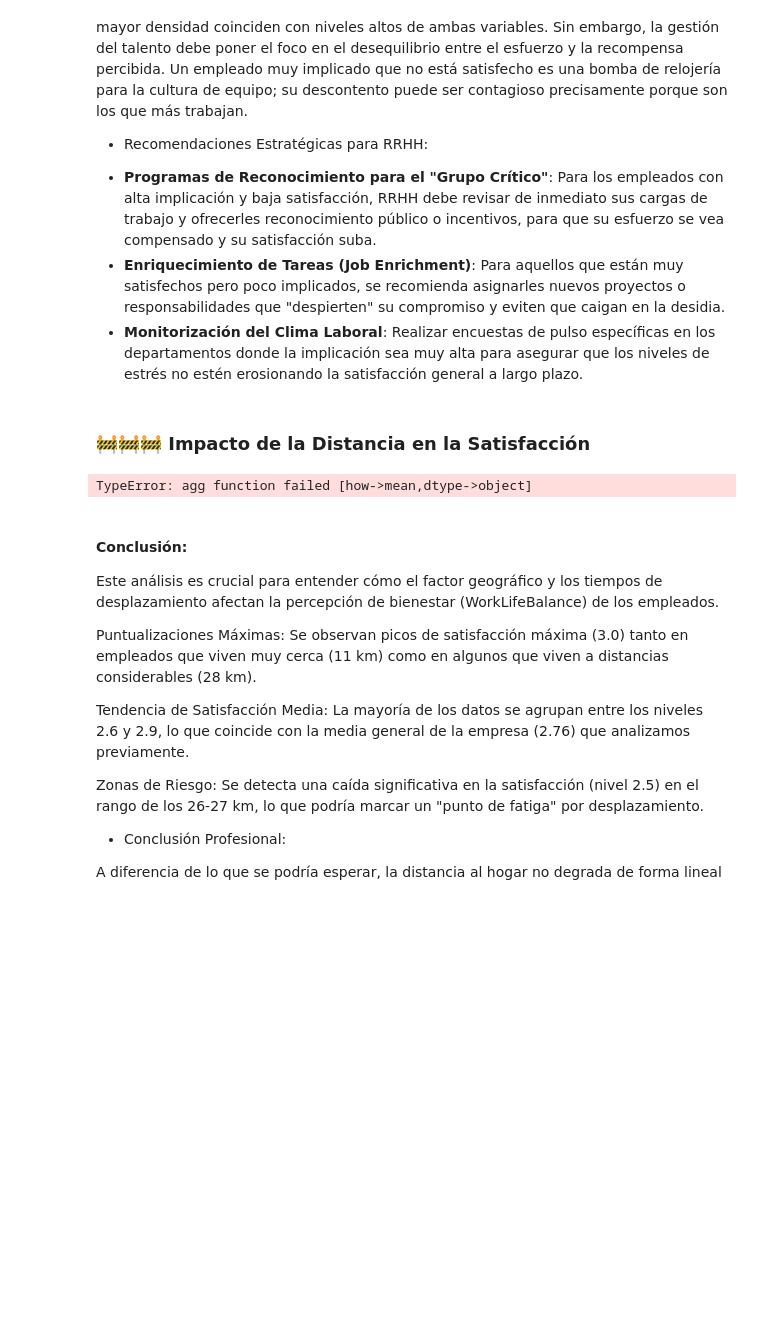
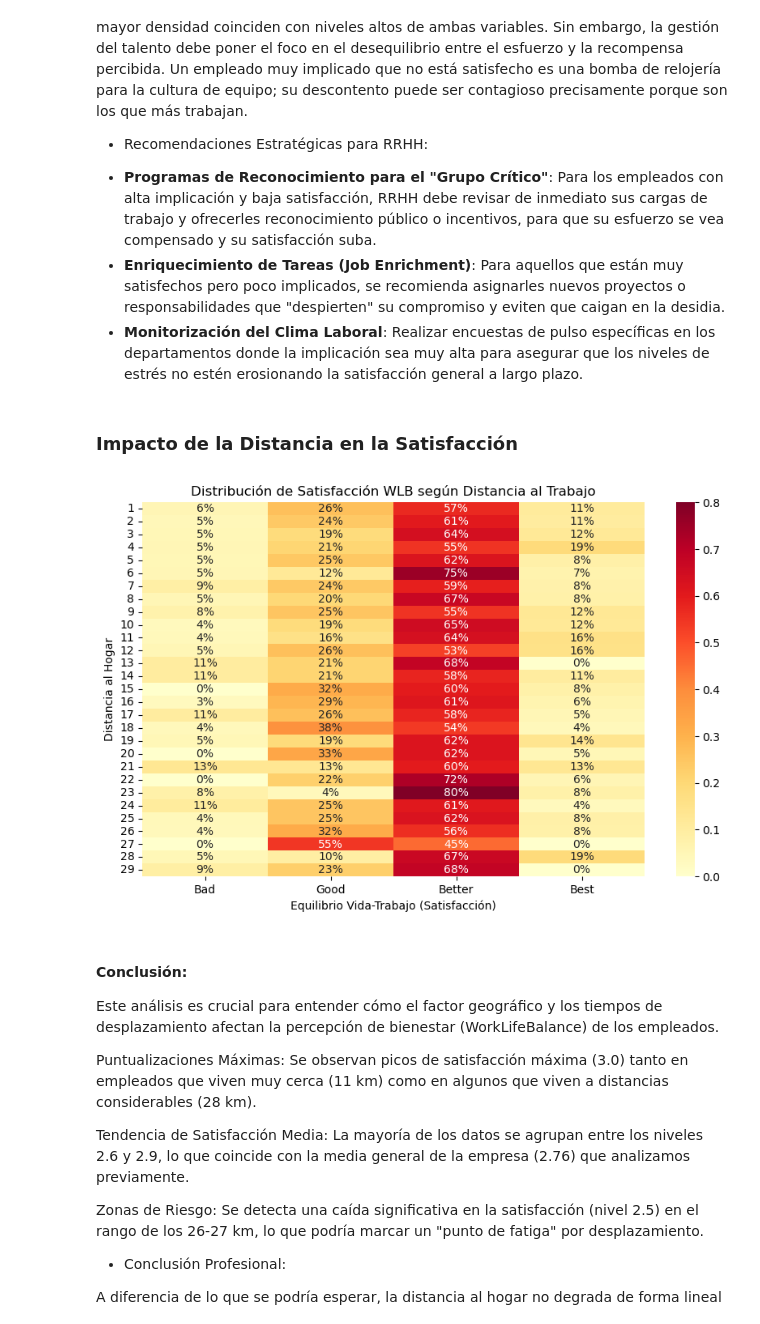
Before and after one commit to PatriciaAnaya/project-da-promo-59-modulo-3-team-3, a Jupyter notebook: optimizacion-de-talento-final.ipynb, the cells around one changed output. Drawn from its saved outputs; the diff is of its cells as text; code cells hidden in the pictures; blank space fills up the shorter version.

```diff
--- a/optimizacion-de-talento-final.ipynb
+++ b/optimizacion-de-talento-final.ipynb
@@ -1798,18 +1759,35 @@ La organización goza de una buena salud emocional general, ya que los cuadrante
 - **Enriquecimiento de Tareas (Job Enrichment)**: Para aquellos que están muy satisfechos pero poco implicados, se recomienda asignarles nuevos proyectos o responsabilidades que "despierten" su compromiso y eviten que caigan en la desidia.
 - **Monitorización del Clima Laboral**: Realizar encuestas de pulso específicas en los departamentos donde la implicación sea muy alta para asegurar que los niveles de estrés no estén erosionando la satisfacción general a largo plazo.
 # %% [markdown]
-### 🚧🚧🚧 Impacto de la Distancia en la Satisfacción
+### Impacto de la Distancia en la Satisfacción
 # %%
-# Distancia media vs Satisfacción con el equilibrio vida-trabajo
-dist_satisfaction = df_final.groupby('distance_from_home')['work_life_balance'].mean().reset_index()
+# Aseguramos que las categorías tengan un orden lógico
+orden_distancia = sorted(df_final['distance_from_home'].unique())
+orden_satisfaccion = ['Bad', 'Good', 'Better', 'Best']
 
-# Gráfico
-plt.figure(figsize=(7, 4))
-sns.scatterplot(data=dist_satisfaction, x='distance_from_home', y='work_life_balance', color='red')
-plt.title('Impacto de la Distancia en el Work-Life Balance')
+
+# Esto cuenta cuántas personas hay en cada combinación de Distancia y Satisfacción
+pivot_table = pd.crosstab(df_final['distance_from_home'],
+                          df_final['work_life_balance'],
+                          normalize='index'
+                          ) # Normalizamos para ver porcentajes por fila
+
+# Reordenamos las columnas según el orden lógico de satisfacción
+pivot_table = pivot_table.reindex(columns=orden_satisfaccion)
+
+# 3. Gráfico
+plt.figure(figsize=(10, 6))
+sns.heatmap(pivot_table,
+            annot=True,
+            cmap='YlOrRd',
+            fmt='.0%',)
+
+plt.title('Distribución de Satisfacción WLB según Distancia al Trabajo')
+plt.xlabel('Equilibrio Vida-Trabajo (Satisfacción)')
+plt.ylabel('Distancia al Hogar')
 plt.show()
 # %% [output]
-TypeError: agg function failed [how->mean,dtype->object]
+[figure, added]
 # %% [markdown]
 #### Conclusión:
 
```
Also changed, not shown: parts of 36 cells of this notebook, 1 other file.
